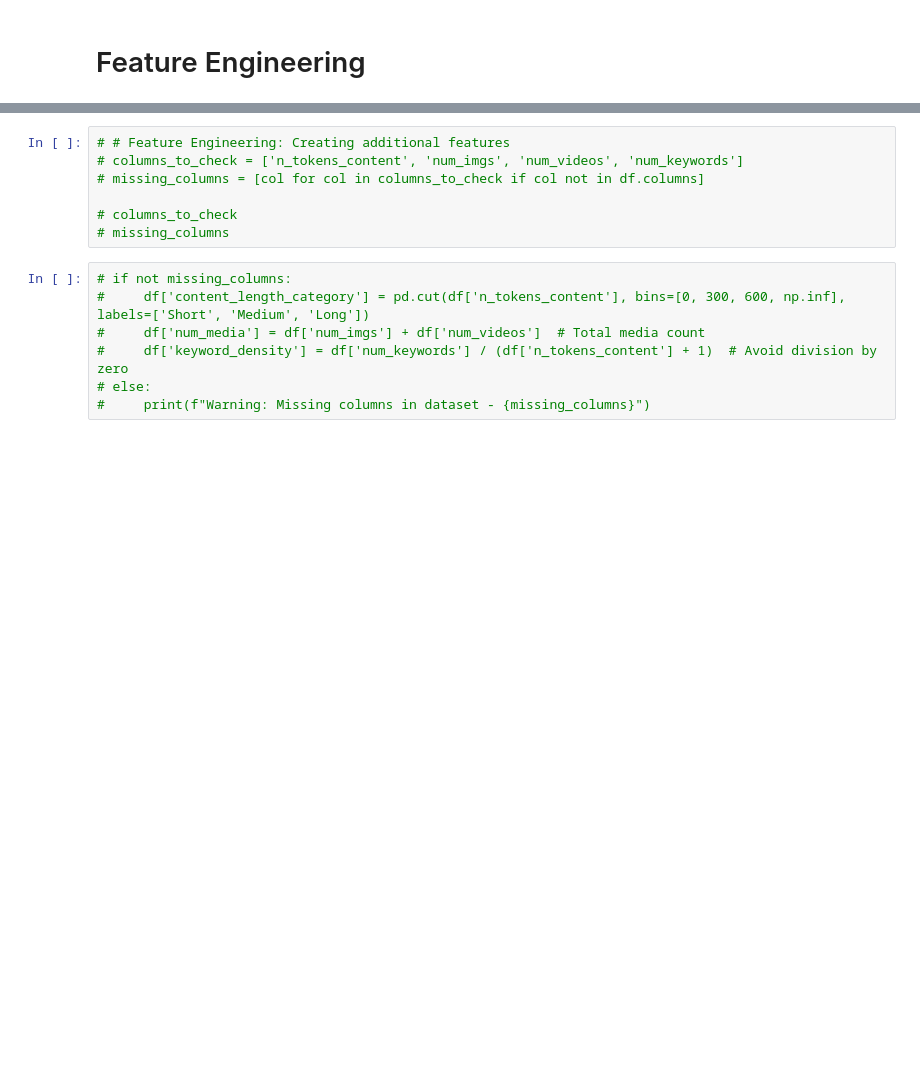
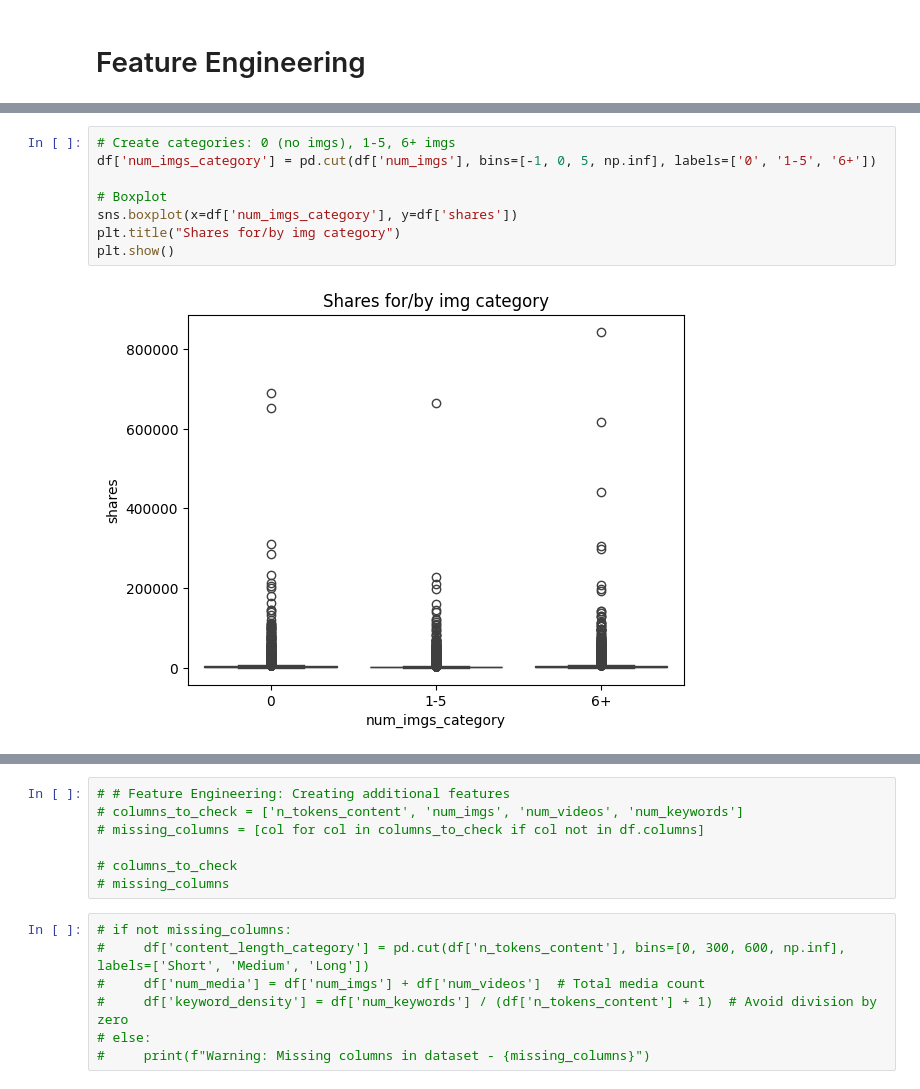
Before and after one commit to Siy-HaackeJ/Data-Challenge-Text-Mining-Green-Way-, a Jupyter notebook: Data Challenges .ipynb, the cells around one changed output, grey strips where cells are left out. Cells and saved outputs as stored; diff of their text form; blank space fills up the shorter version.

```diff
--- a/Data Challenges .ipynb
+++ b/Data Challenges .ipynb
@@ -66,0 +138,10 @@ df['keyword_density'] = df['keywords_content'] / (df['tokens_content'] + 1)  # A
+# %%
+# Create categories: 0 (no imgs), 1-5, 6+ imgs
+df['num_imgs_category'] = pd.cut(df['num_imgs'], bins=[-1, 0, 5, np.inf], labels=['0', '1-5', '6+'])
+
+# Boxplot
+sns.boxplot(x=df['num_imgs_category'], y=df['shares'])
+plt.title("Shares for/by img category")
+plt.show()
+# %% [output]
+[figure, added]
```
Also changed, not shown: parts of 16 cells of this notebook, 3 other files.
